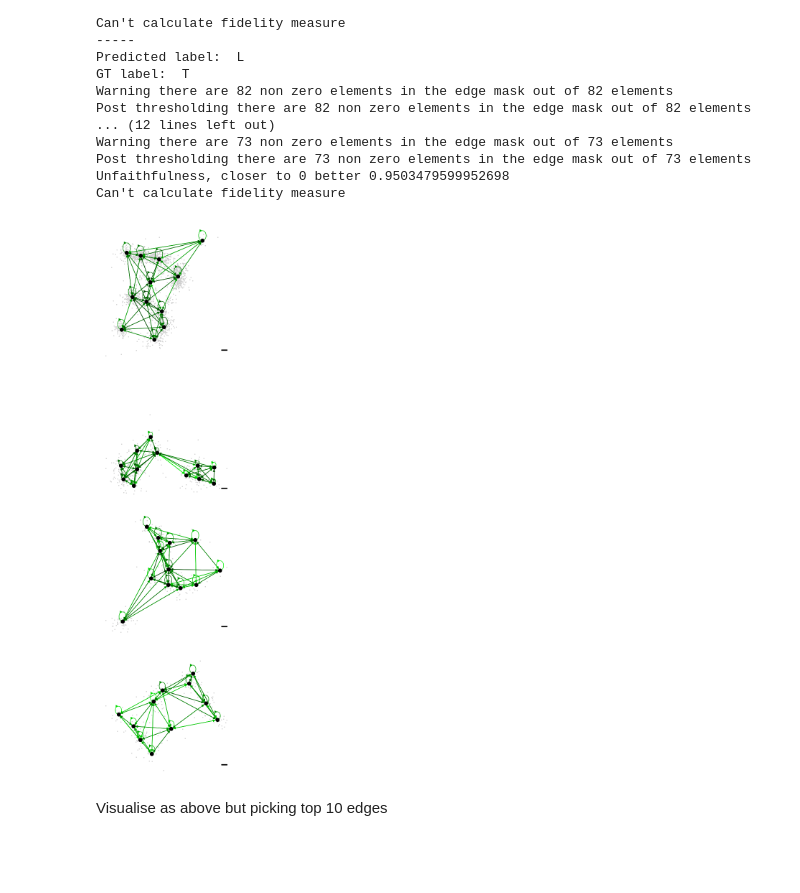
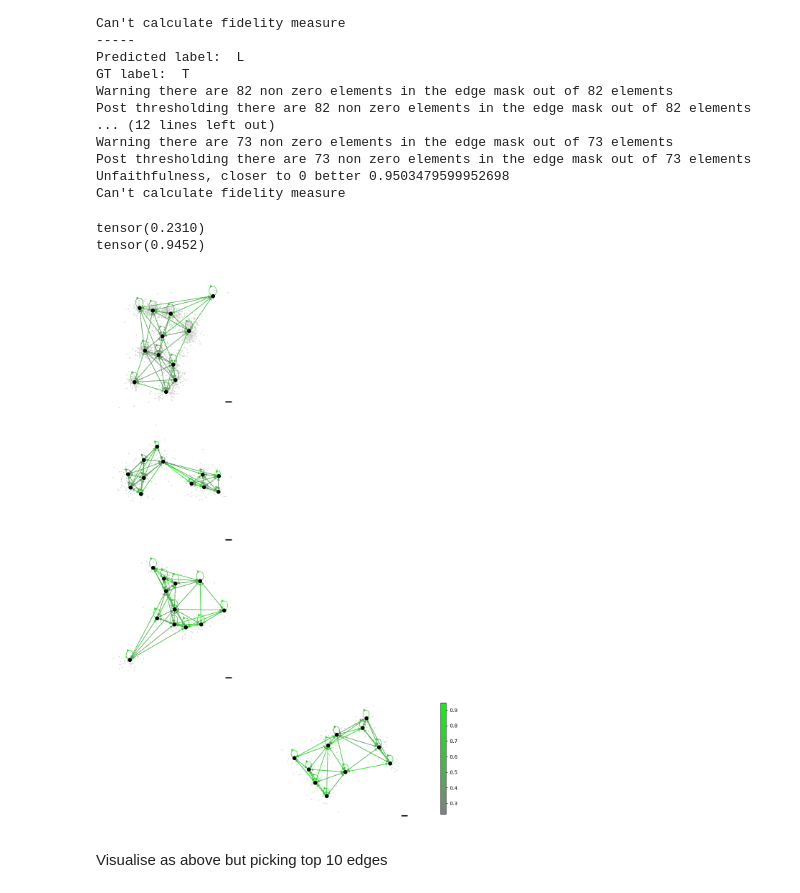
Before and after one commit to oubino/locpix_points, a Jupyter notebook: digits_letters/task_2_finaltest/scripts/analysis.ipynb, the cells around one changed output. Cells and saved outputs as stored; diff of their text form; code cells hidden in the pictures; blank space fills up the shorter version.

Commit message:
Centred and grey-to-green

```diff
--- a/digits_letters/task_2_finaltest/scripts/analysis.ipynb
+++ b/digits_letters/task_2_finaltest/scripts/analysis.ipynb
@@ -712,6 +712,11 @@ for idx, file_name in enumerate(files):
     processed_file = processed_file.pos_dict['locs'].cpu().numpy()
     x = processed_file[:,0]
     y = processed_file[:,1]
+     # center points
+    x_mean = np.mean(x)
+    y_mean = np.mean(y)
+    x = x - x_mean
+    y = y - y_mean
     ax[idx].set_aspect('equal', adjustable='box')
     ax[idx].scatter(y, x, s=1, c='0.8')
     #ax[idx].axis('off')
@@ -728,6 +733,9 @@ for idx, file_name in enumerate(files):
     nx_g.remove_edges_from(nx.selfloop_edges(nx_g))
     pos = dataitems[idx].pos.cpu().numpy()
     node_color = np.where(node_imps[idx].cpu().numpy(), '#00FF00', 'k')
+    # center points
+    pos[:,0] = pos[:,0] - x_mean
+    pos[:,1] = pos[:,1] - y_mean
     draw(nx_g, pos=np.flip(pos, axis= 1), ax=ax[idx], node_color=node_color, node_size=50)
 output_path = os.path.join(project_directory, "output", "combined" + '_subgraphx_s_1.svg')
 plt.subplots_adjust(wspace=0, hspace=0)
@@ -803,11 +813,30 @@ else:
 dataitems_attn = torch.load(os.path.join(project_directory, "output/attention_dataitems.pt"))
 edge_imps_attn = torch.load(os.path.join(project_directory, "output/attention_edgeimps.pt"))
 
-colors = [(0, 0, 0), (0, 1, 0)] # first color is black, last is red
+colors = [(0.5, 0.5, 0.5), (0, 1, 0)] # first color is grey, last is red
 cm = LinearSegmentedColormap.from_list("br", colors)
 
+vmin = 10
+vmax = 0
+for edge_imp in edge_imps_attn:
+    # add colorbar
+    edge_imp = edge_imp.cpu()
+    vmin_ = torch.min(edge_imp)
+    vmax_ = torch.max(edge_imp)
+    if vmin_ < vmin:
+        vmin = vmin_
+    if vmax_ > vmax:
+        vmax = vmax_
+norm = Normalize(vmin=vmin, vmax=vmax)
+
+print(vmin)
+print(vmax)
+
 fig, ax = plt.subplots(4,1,figsize=(20,20), sharex=True, sharey=True)
+
 for idx, file_name in enumerate(files):
+
+    edge_imp = edge_imps_attn[idx].cpu().numpy()
 
     file_loc = find_graph_path(project_directory, file_name, file_folder)
     # raw file
@@ -816,6 +845,11 @@ for idx, file_name in enumerate(files):
     x = processed_file[:,0]
     y = processed_file[:,1]
     ax[idx].set_aspect('equal', adjustable='box')
+    # center points
+    x_mean = np.mean(x)
+    y_mean = np.mean(y)
+    x = x - x_mean
+    y = y - y_mean
     ax[idx].scatter(y, x, s=1, c='0.8')
     #ax[idx].axis('off')
     scalebar = AnchoredSizeBar(ax[idx].transData,
@@ -823,41 +857,46 @@ for idx, file_name in enumerate(files):
                                pad=1,
                                color='k',
                                frameon=False,
                                size_vertical=0.01)
 
     ax[idx].add_artist(scalebar)
     # graph
     nx_g = to_networkx(dataitems_attn[idx])
     pos = dataitems_attn[idx].pos.cpu().numpy()
-    edge_color = cm(edge_imps_attn[idx].cpu())
+    #edge_color = cm(edge_imps_attn[idx].cpu())
     #if 0:
     #    neg_edges = np.argwhere(edge_imps_attn[idx].cpu().numpy() == 0.0)
     #    neg_edges = np.array([e for e in nx_g.edges])[neg_edges[:,0]]
     #    neg_edges = [tuple(val) for val in neg_edges]
     #    edges = list(nx_g.edges)
     #    remove_indices = [i for i, item in enumerate(edges) if item in neg_edges]
     #    edge_color = np.delete(edge_color, remove_indices, axis=0)
     #    nx_g.remove_edges_from(neg_edges)
     if remove_self_loops:
         self_loops = list(nx.selfloop_edges(nx_g))
         edges = list(nx_g.edges)
         remove_indices = [i for i, item in enumerate(edges) if item in self_loops]
-        edge_color = np.delete(edge_color, remove_indices, axis=0)
+        edge_imp = np.delete(edge_imp, remove_indices, axis=0)
         nx_g.remove_edges_from(nx.selfloop_edges(nx_g))
     #if 0:
     #    min = np.min(edge_color[:,1])
     #    max = np.max(edge_color[:,1])
     #    edge_color[:,1] = (edge_color[:,1] - min)/(max - min)
-    draw(nx_g, pos=np.flip(pos, axis= 1), ax=ax[idx], edge_color=edge_color, node_size=50, node_color='k', connectionstyle="arc3,rad=0.0")
-    # add colorbar
-#sm = plt.cm.ScalarMappable(cmap=cm)
-#sm._A = []
-#plt.colorbar(sm, ax=ax[-1], fraction=0.01)
+    # center points
+    pos[:,0] = pos[:,0] - x_mean
+    pos[:,1] = pos[:,1] - y_mean
+    draw(nx_g, pos=np.flip(pos, axis= 1), ax=ax[idx], edge_color=edge_imp, edge_cmap=cm, node_size=50, node_color='k', connectionstyle="arc3,rad=0.0",  edge_vmin=vmin.numpy(), edge_vmax=vmax.numpy())
+
+sm = plt.cm.ScalarMappable(norm=norm, cmap=cm)
+sm._A = []
+plt.colorbar(sm, ax=ax[-1], fraction=0.01)
 output_path = os.path.join(project_directory, "output", "combined" + '_attention_all_edges_s_1.svg') # _all_edges_s_1.svg')
 plt.subplots_adjust(wspace=0, hspace=0)
 plt.savefig(output_path, transparent=True, bbox_inches="tight", pad_inches=0)
 # %% [output]
+tensor(0.2310)
+tensor(0.9452)
-[figure, old version]
+[figure, new version]
 # %% [markdown]
 Visualise as above but picking top 10 edges
 # %%
```
Also changed, not shown: parts of 3 cells of this notebook, 1 other file.
